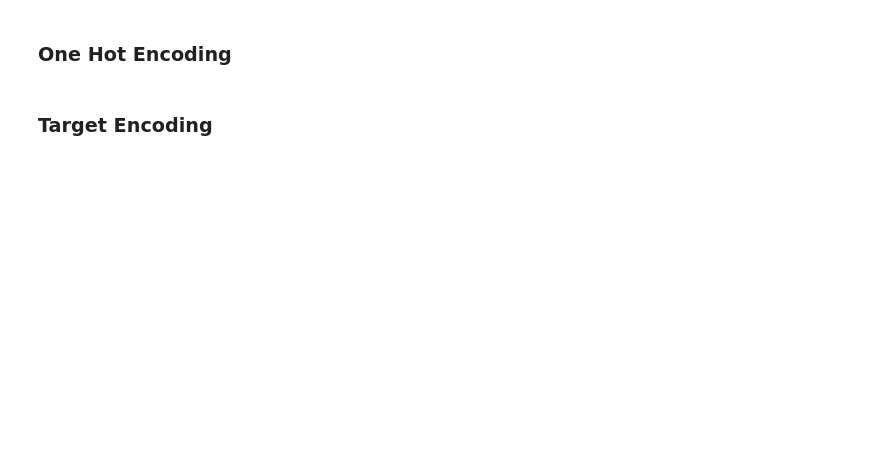
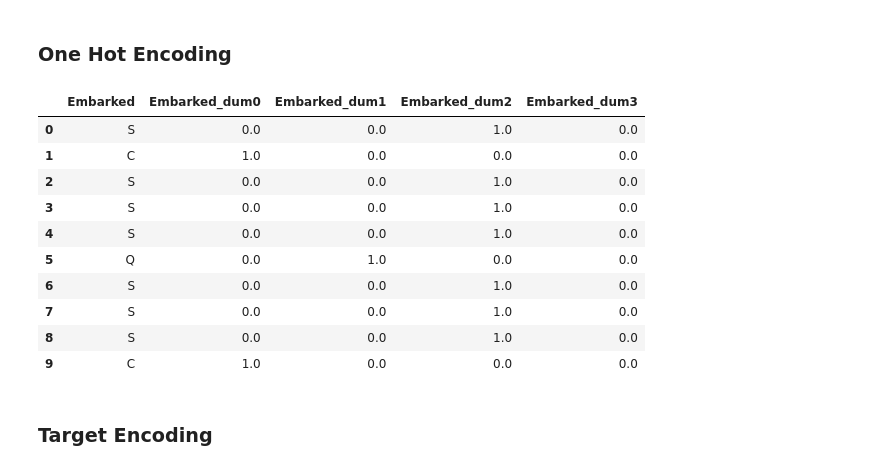
Before and after one commit to JCaballerot/Machine-Learning-Program, a Jupyter notebook: Supervised_models/Logistic_regression/Lab_Titanic.ipynb, the cells around one changed output. Cells and saved outputs as stored; diff of their text form; code cells hidden in the pictures; blank space fills up the shorter version.

```diff
--- a/Supervised_models/Logistic_regression/Lab_Titanic.ipynb
+++ b/Supervised_models/Logistic_regression/Lab_Titanic.ipynb
@@ -231,15 +312,25 @@ data[catFeatures].drop_duplicates()
 # %%
 # One hot Encoding
 
 from sklearn.preprocessing import OneHotEncoder
 
 OneHotEncoder = OneHotEncoder()
 
-dummyCols = ['Sex_dum' + str(x) for x in range(len(data['Sex'].drop_duplicates()))]
-
-data[dummyCols] = OneHotEncoder.fit_transform(data[['Sex']]).toarray()
-
-data[['Sex'] + dummyCols].head(10)
+dummyCols = ['Embarked_dum' + str(x) for x in range(len(data['Embarked'].drop_duplicates()))]
+data[dummyCols] = OneHotEncoder.fit_transform(data[['Embarked']]).toarray()
+data[['Embarked'] + dummyCols].head(10)
+# %% [output]
+|  | Embarked | Embarked_dum0 | Embarked_dum1 | Embarked_dum2 | Embarked_dum3 |
+| 0 | S | 0.0 | 0.0 | 1.0 | 0.0 |
+| 1 | C | 1.0 | 0.0 | 0.0 | 0.0 |
+| 2 | S | 0.0 | 0.0 | 1.0 | 0.0 |
+| 3 | S | 0.0 | 0.0 | 1.0 | 0.0 |
+| 4 | S | 0.0 | 0.0 | 1.0 | 0.0 |
+| 5 | Q | 0.0 | 1.0 | 0.0 | 0.0 |
+| 6 | S | 0.0 | 0.0 | 1.0 | 0.0 |
+| 7 | S | 0.0 | 0.0 | 1.0 | 0.0 |
+| 8 | S | 0.0 | 0.0 | 1.0 | 0.0 |
+| 9 | C | 1.0 | 0.0 | 0.0 | 0.0 |
 # %% [markdown]
 <h3>Target Encoding</h3>
 # %%
```
Also changed, not shown: parts of 39 cells of this notebook.
